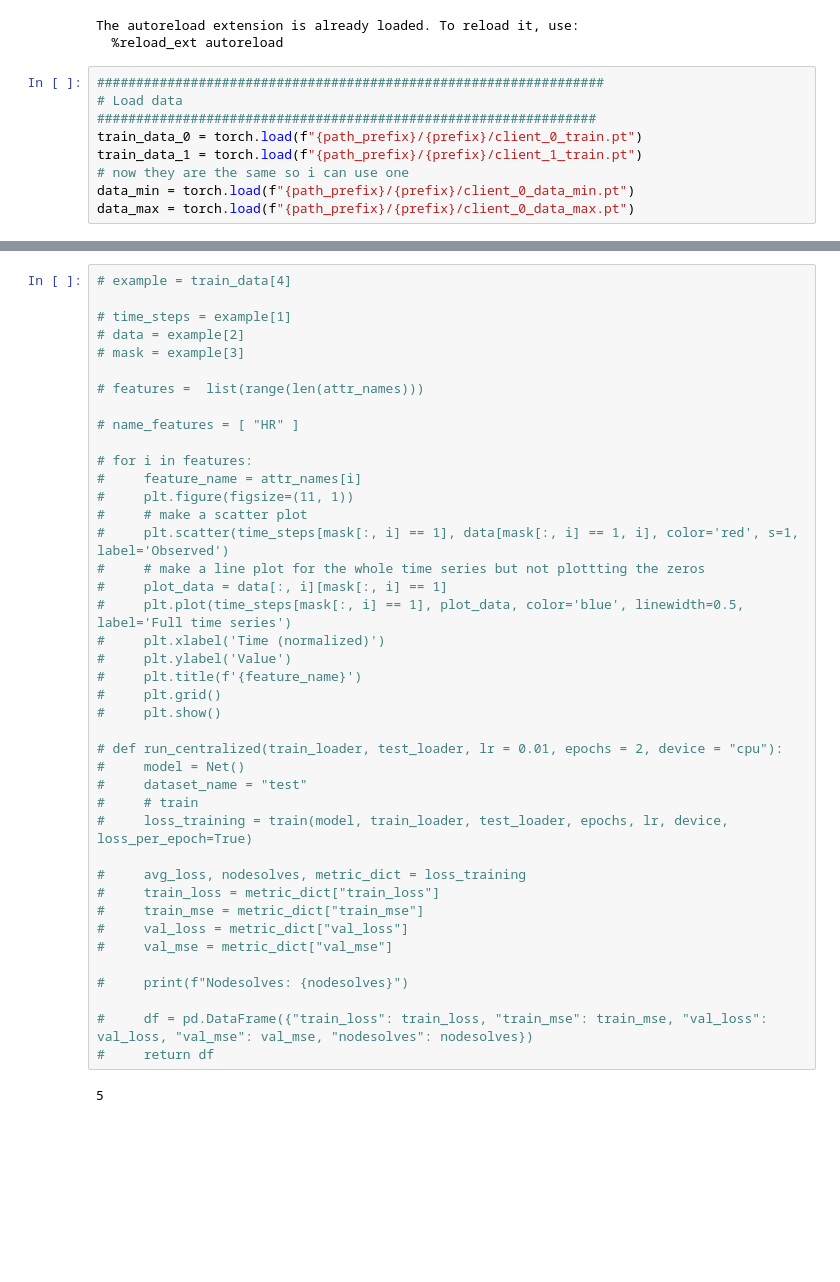
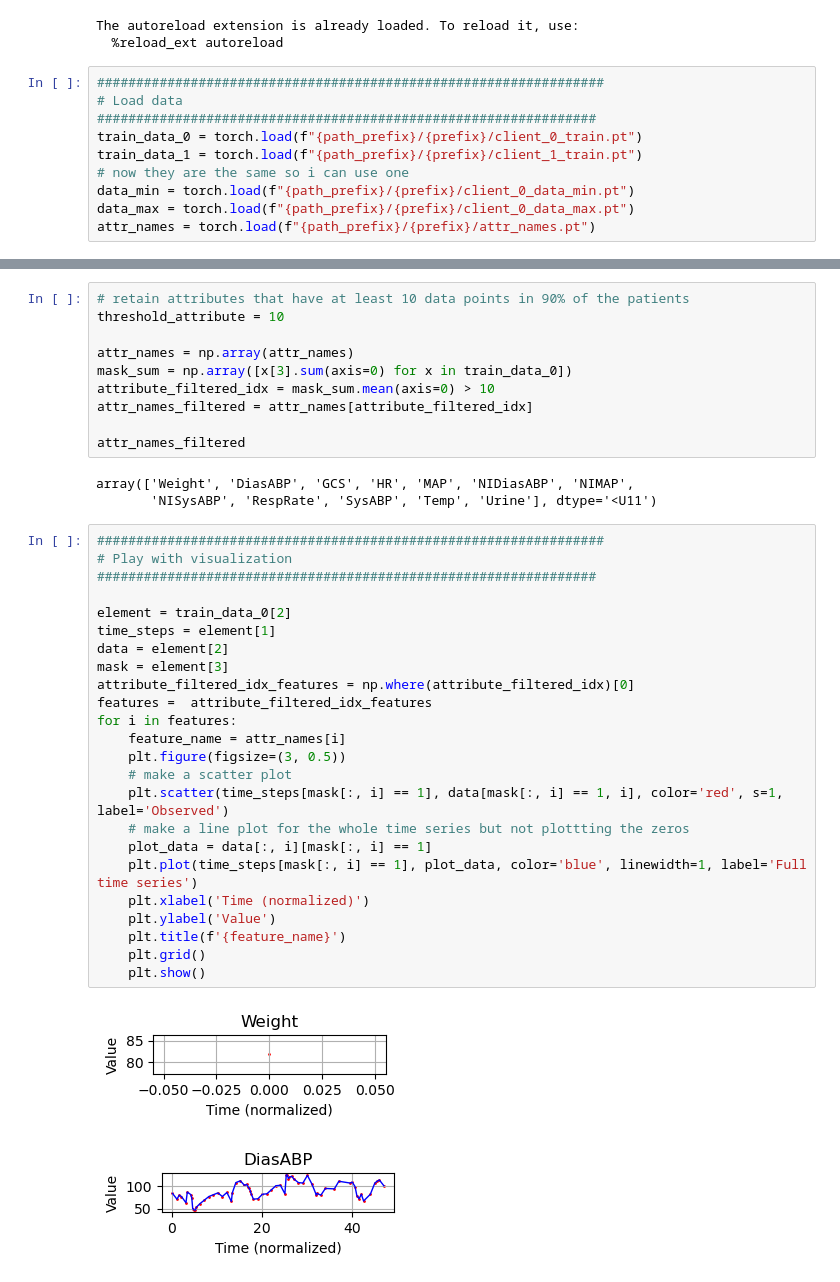
Before and after one commit to luisas/fl4tsf, a Jupyter notebook: analysis/03_physionet_dataexploration.ipynb, the cells around one changed output, grey strips where cells are left out. Drawn from its saved outputs; the diff is of its cells as text; blank space fills up the shorter version.

Commit message:
Add physionet filtered

```diff
--- a/analysis/03_physionet_dataexploration.ipynb
+++ b/analysis/03_physionet_dataexploration.ipynb
@@ -57,3 +57,4 @@ train_data_1 = torch.load(f"{path_prefix}/{prefix}/client_1_train.pt")
 # now they are the same so i can use one
 data_min = torch.load(f"{path_prefix}/{prefix}/client_0_data_min.pt")
 data_max = torch.load(f"{path_prefix}/{prefix}/client_0_data_max.pt")
+attr_names = torch.load(f"{path_prefix}/{prefix}/attr_names.pt")
@@ -194,43 +66,40 @@ tensor([[1.8889e-01, 1.0000e+00, 0.0000e+00,  ..., 0.0000e+00, 0.0000e+00,
+# %%
+# retain attributes that have at least 10 data points in 90% of the patients
+threshold_attribute = 10
+
+attr_names = np.array(attr_names)
+mask_sum = np.array([x[3].sum(axis=0) for x in train_data_0])
+attribute_filtered_idx = mask_sum.mean(axis=0) > 10
+attr_names_filtered = attr_names[attribute_filtered_idx]
+
+attr_names_filtered
+# %% [output]
+array(['Weight', 'DiasABP', 'GCS', 'HR', 'MAP', 'NIDiasABP', 'NIMAP',
+       'NISysABP', 'RespRate', 'SysABP', 'Temp', 'Urine'], dtype='<U11')
 # %%
-# example = train_data[4]
+#################################################################
+# Play with visualization
+################################################################
 
-# time_steps = example[1]
-# data = example[2]
-# mask = example[3]
-
-# features =  list(range(len(attr_names)))
-
-# name_features = [ "HR" ]
-
-# for i in features:
-#     feature_name = attr_names[i]
-#     plt.figure(figsize=(11, 1))
-#     # make a scatter plot
-#     plt.scatter(time_steps[mask[:, i] == 1], data[mask[:, i] == 1, i], color='red', s=1, label='Observed')
-#     # make a line plot for the whole time series but not plottting the zeros
-#     plot_data = data[:, i][mask[:, i] == 1]
-#     plt.plot(time_steps[mask[:, i] == 1], plot_data, color='blue', linewidth=0.5, label='Full time series')
-#     plt.xlabel('Time (normalized)')
-#     plt.ylabel('Value')
-#     plt.title(f'{feature_name}')
-#     plt.grid()
-#     plt.show()
-
-# def run_centralized(train_loader, test_loader, lr = 0.01, epochs = 2, device = "cpu"):
-#     model = Net()
-#     dataset_name = "test"
-#     # train
-#     loss_training = train(model, train_loader, test_loader, epochs, lr, device, loss_per_epoch=True)
-
-#     avg_loss, nodesolves, metric_dict = loss_training
-#     train_loss = metric_dict["train_loss"]
-#     train_mse = metric_dict["train_mse"]
-#     val_loss = metric_dict["val_loss"]
-#     val_mse = metric_dict["val_mse"]
-
-#     print(f"Nodesolves: {nodesolves}")
-
-#     df = pd.DataFrame({"train_loss": train_loss, "train_mse": train_mse, "val_loss": val_loss, "val_mse": val_mse, "nodesolves": nodesolves})
-#     return df
+element = train_data_0[2]
+time_steps = element[1]
+data = element[2]
+mask = element[3]
+attribute_filtered_idx_features = np.where(attribute_filtered_idx)[0]
+features =  attribute_filtered_idx_features
+for i in features:
+    feature_name = attr_names[i]
+    plt.figure(figsize=(3, 0.5))
+    # make a scatter plot
+    plt.scatter(time_steps[mask[:, i] == 1], data[mask[:, i] == 1, i], color='red', s=1, label='Observed')
+    # make a line plot for the whole time series but not plottting the zeros
+    plot_data = data[:, i][mask[:, i] == 1]
+    plt.plot(time_steps[mask[:, i] == 1], plot_data, color='blue', linewidth=1, label='Full time series')
+    plt.xlabel('Time (normalized)')
+    plt.ylabel('Value')
+    plt.title(f'{feature_name}')
+    plt.grid()
+    plt.show()
 # %% [output]
-5
+[figure, added]
+[figure, added]
```
Also changed, not shown: parts of 11 cells of this notebook, 3 other files.
